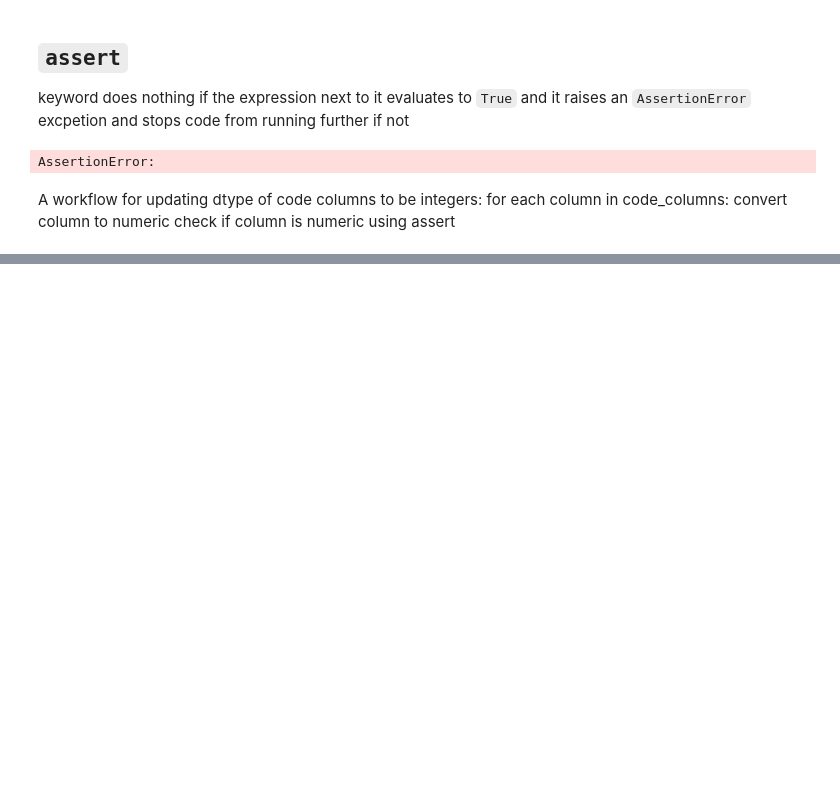
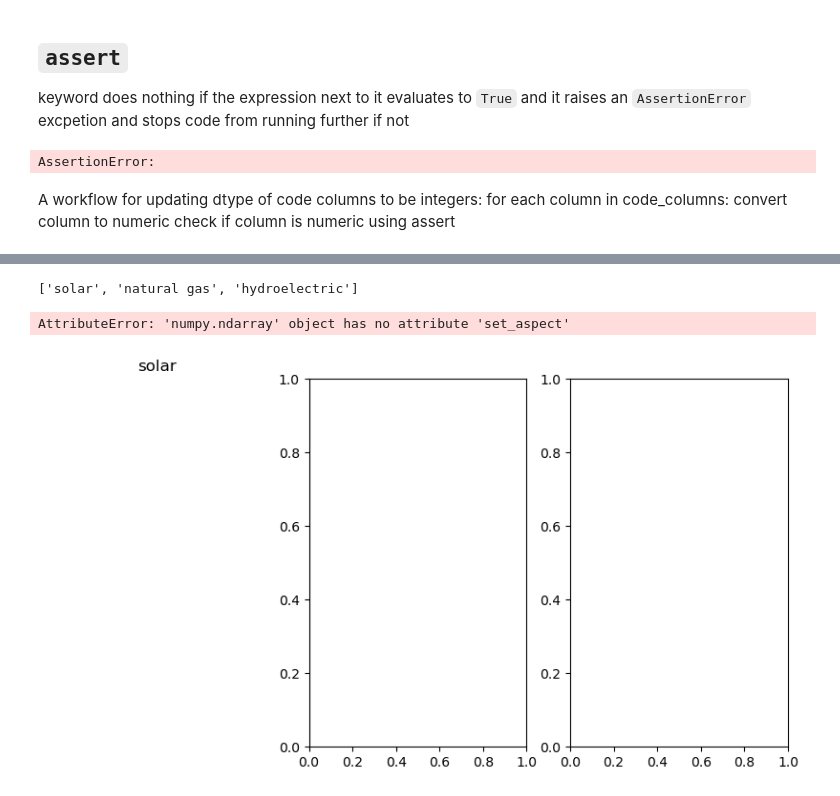
Before and after one commit to NatBonnet/eds220-2025-in-class, a Jupyter notebook: week5/week5-landscape.ipynb, the cells around one changed output, grey strips where cells are left out. Saved outputs shown, nothing was run; the diff lists cells and outputs as text; code cells hidden in the pictures; blank space fills up the shorter version.

```diff
--- a/week5/week5-landscape.ipynb
+++ b/week5/week5-landscape.ipynb
@@ -170,0 +269,8 @@ for column in code_cols:
+# %%
+# Use zip to create the same subplots and avoid redundancy
+fig, axes = plt.subplots(nrows=1, ncols=3, figsize=(10,5))
+
+for ax, i in zip(axes, [0,1,2]):
+    ax.set_title(f"This is axis {i}")
+
+plt.show()
@@ -170,0 +283,4 @@ for column in code_cols:
+# %%
+#1
+ca_power_plants = sub_plants[sub_plants["state"] == "California"]
+ca_power_plants
@@ -170,0 +301,21 @@ for column in code_cols:
+# %%
+# 3
+top3 = ["solar", "natural gas", "hydroelectric"]
+top3
+# %% [output]
+['solar', 'natural gas', 'hydroelectric']
+# %%
+ca_boundary = states[states.statefp.isin([6])]
+# %%
+fig, axes = plt.subplots(nrows=1, ncols=3, figsize=(10,5))
+
+for ax, i in zip(axes, top3):
+    ax.set_title(i)
+    ax.axis("off")
+    ca_boundary.plot(ax=axes, color = "none", edgecolor = "red")
+    ca_power_plants[ca_power_plants["primsource"] == i].plot(ax=axes, column="primsource", color= "red")
+
+plt.show()
+# %% [output]
+AttributeError: 'numpy.ndarray' object has no attribute 'set_aspect'
+[figure, added]
```
Also changed, not shown: parts of 19 cells of this notebook.
